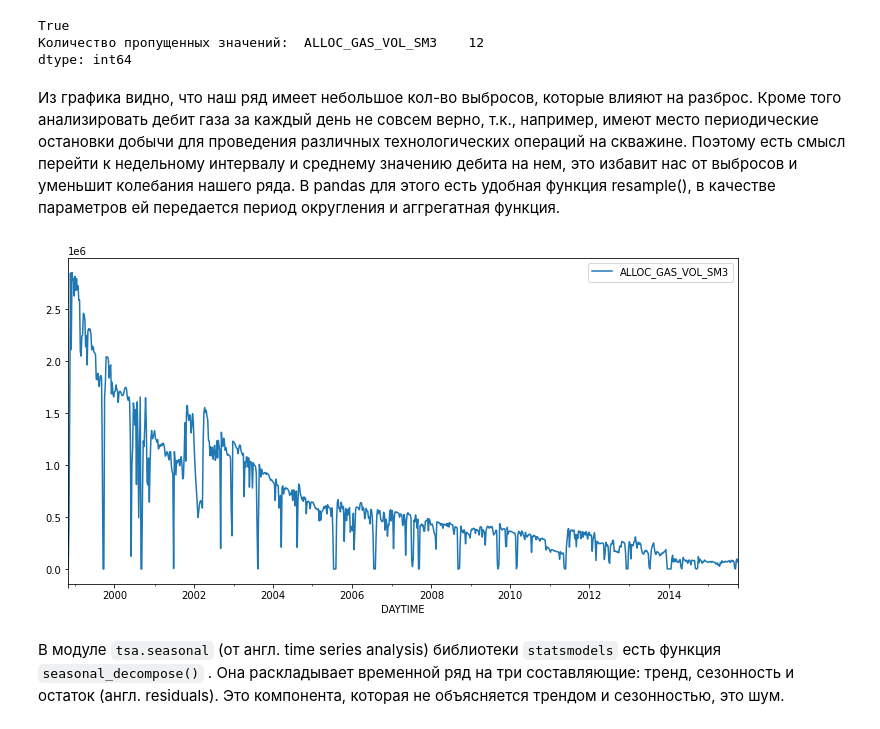
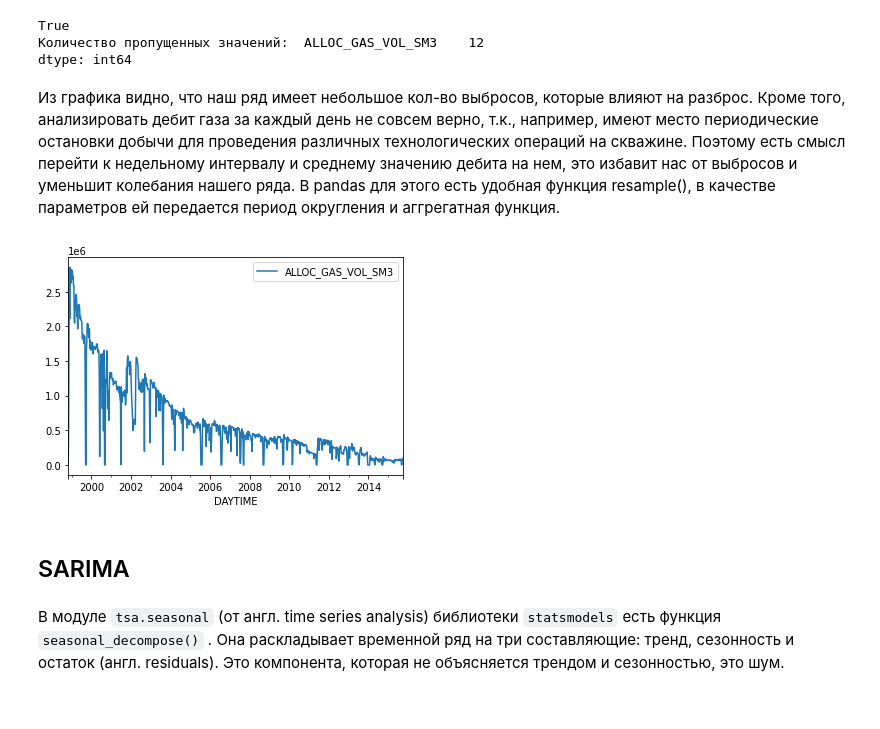
Before and after one commit to borisenko-ru/ds_projects, a Jupyter notebook: 04_Gas_Production_Forecasting/Diploma.ipynb, the cells around one changed output. Saved outputs shown, nothing was run; the diff lists cells and outputs as text; code cells hidden in the pictures.

```diff
--- a/04_Gas_Production_Forecasting/Diploma.ipynb
+++ b/04_Gas_Production_Forecasting/Diploma.ipynb
@@ -252,13 +252,15 @@ True
 Количество пропущенных значений:  ALLOC_GAS_VOL_SM3    12
 dtype: int64
 # %% [markdown]
-Из графика видно, что наш ряд имеет небольшое кол-во выбросов, которые влияют на разброс. Кроме того анализировать дебит газа за каждый день не совсем верно, т.к., например, имеют место периодические остановки добычи для проведения различных технологических операций на скважине. Поэтому есть смысл перейти к недельному интервалу и среднему значению дебита на нем, это избавит нас от выбросов и уменьшит колебания нашего ряда. В pandas для этого есть удобная функция resample(), в качестве параметров ей передается период округления и аггрегатная функция.
+Из графика видно, что наш ряд имеет небольшое кол-во выбросов, которые влияют на разброс. Кроме того, анализировать дебит газа за каждый день не совсем верно, т.к., например, имеют место периодические остановки добычи для проведения различных технологических операций на скважине. Поэтому есть смысл перейти к недельному интервалу и среднему значению дебита на нем, это избавит нас от выбросов и уменьшит колебания нашего ряда. В pandas для этого есть удобная функция resample(), в качестве параметров ей передается период округления и аггрегатная функция.
 # %%
 df = df.resample('W').mean()
-df.plot(figsize=(12,6))
+df.plot(figsize=(6,4))
 plt.show()
 # %% [output]
-[figure, old version]
+[figure, new version]
+# %% [markdown]
+## SARIMA
 # %% [markdown]
 В модуле `tsa.seasonal` (от англ. time series analysis) библиотеки `statsmodels` есть функция `seasonal_decompose()` . Она раскладывает временной ряд на три составляющие: тренд, сезонность и остаток (англ. residuals). Это компонента, которая не объясняется трендом и сезонностью, это шум.
 # %%
```
Also changed, not shown: parts of 9 cells of this notebook.
